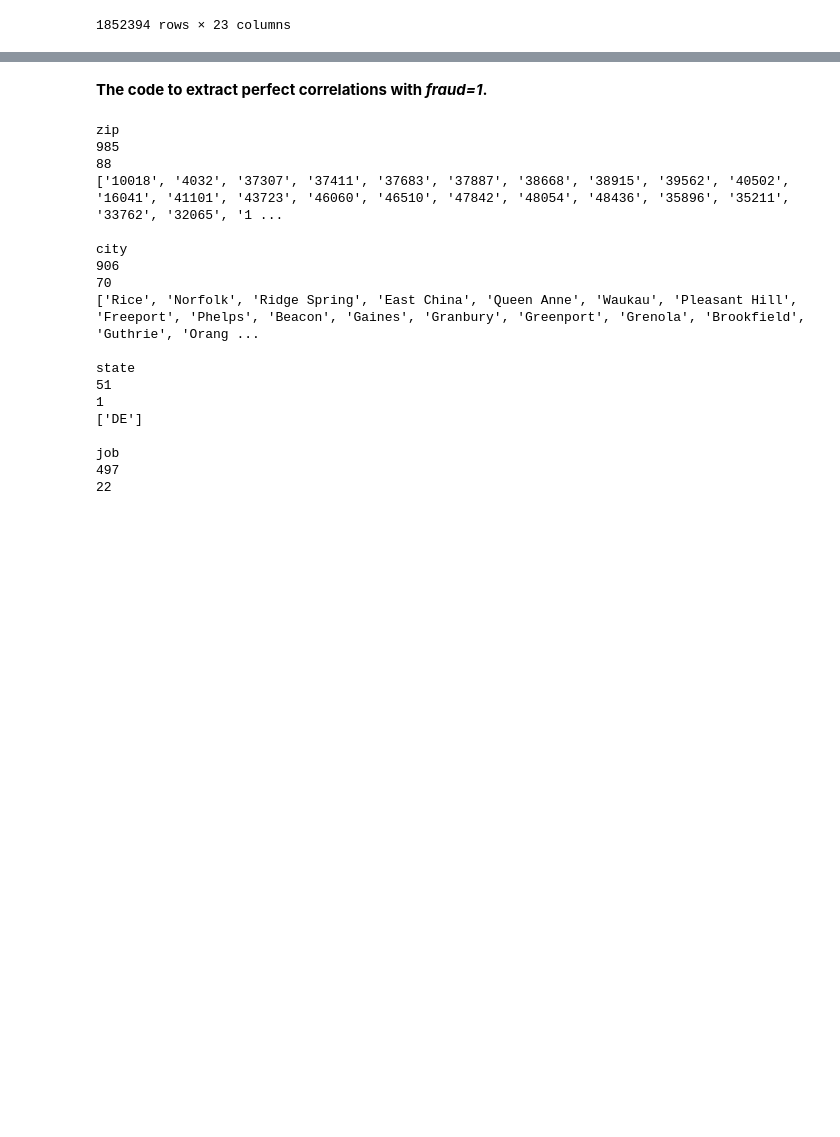
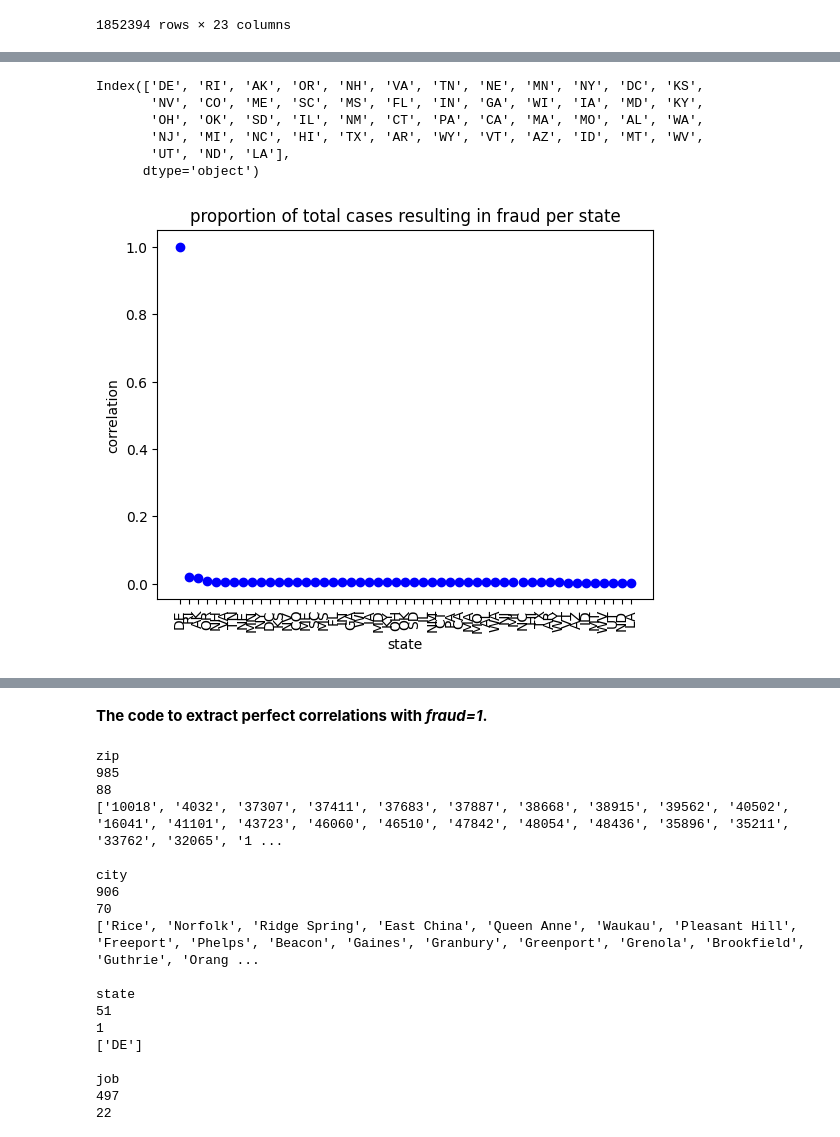
Before and after one commit to cjfortu/705.603Spr24, a Jupyter notebook: dataAnalytics-master/PreliminaryDataPipeline_post.ipynb, the cells around one changed output, grey strips where cells are left out. Cells and saved outputs as stored; diff of their text form; code cells hidden in the pictures; blank space fills up the shorter version.

```diff
--- a/dataAnalytics-master/PreliminaryDataPipeline_post.ipynb
+++ b/dataAnalytics-master/PreliminaryDataPipeline_post.ipynb
@@ -57,0 +119,22 @@ df
+# %%
+col = 'state'
+valcors = (df.loc[df['is_fraud'] == 1, '{}'.format(col)].value_counts() /\
+       df['{}'.format(col)].value_counts()).sort_values(ascending=False)
+pd.set_option('display.max_rows', None)
+print(valcors.index)
+pd.set_option('display.max_rows', 10)
+plt.scatter(valcors.index, valcors, c ="blue")
+plt.title('proportion of total cases resulting in fraud per {}'.format(col))
+plt.xlabel(col)
+plt.xticks(rotation=90)
+plt.ylabel('correlation')
+# To show the plot
+plt.show()
+# %% [output]
+Index(['DE', 'RI', 'AK', 'OR', 'NH', 'VA', 'TN', 'NE', 'MN', 'NY', 'DC', 'KS',
+       'NV', 'CO', 'ME', 'SC', 'MS', 'FL', 'IN', 'GA', 'WI', 'IA', 'MD', 'KY',
+       'OH', 'OK', 'SD', 'IL', 'NM', 'CT', 'PA', 'CA', 'MA', 'MO', 'AL', 'WA',
+       'NJ', 'MI', 'NC', 'HI', 'TX', 'AR', 'WY', 'VT', 'AZ', 'ID', 'MT', 'WV',
+       'UT', 'ND', 'LA'],
+      dtype='object')
+[figure, added]
```
Also changed, not shown: parts of 5 cells of this notebook, 1 other file.
